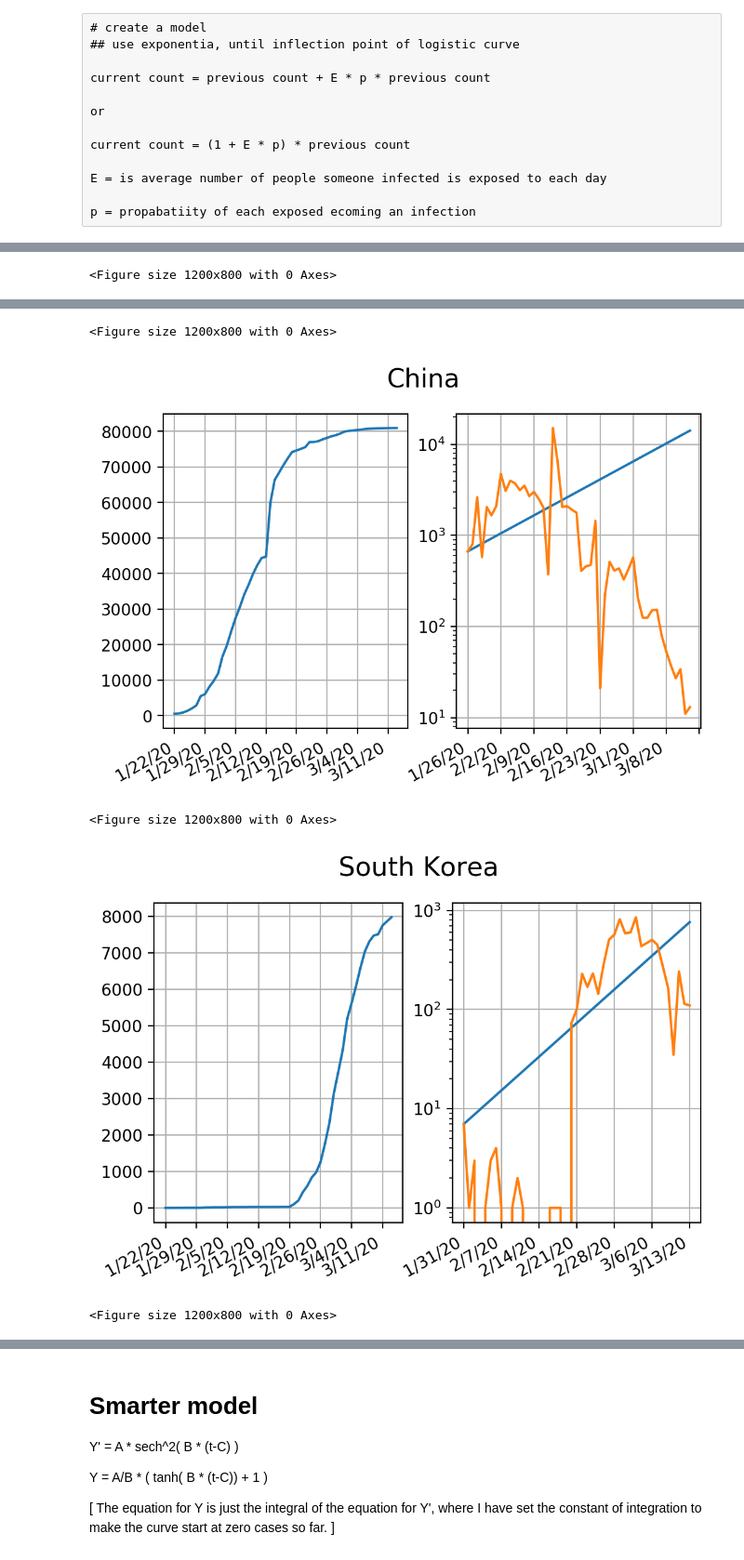
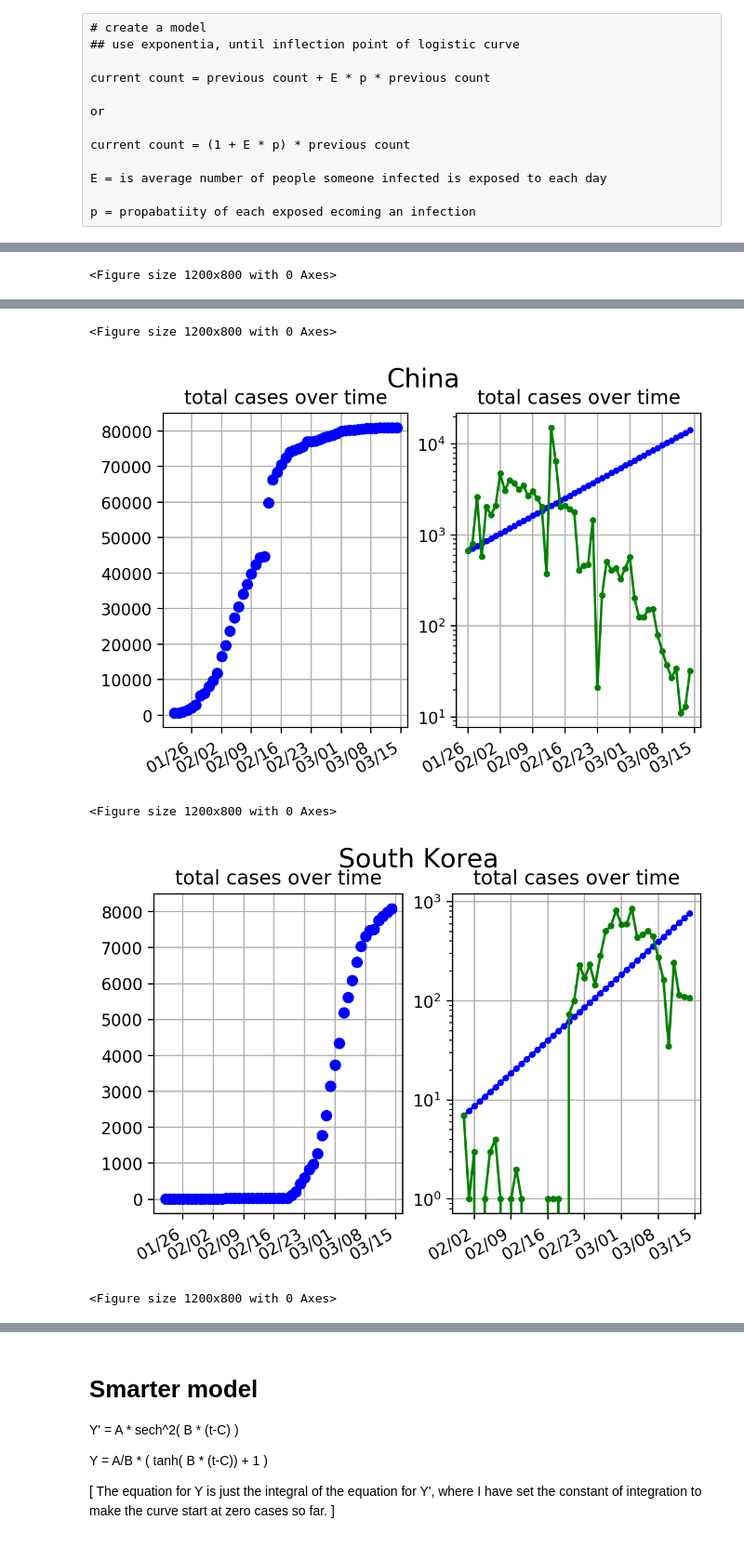
Before and after one commit to raysalem/sars-cov-19, a Jupyter notebook: cov-19.ipynb, the cells around one changed output, grey strips where cells are left out. Shown at 93% size. Drawn from its saved outputs; the diff is of its cells as text; code cells hidden in the pictures.

```diff
--- a/cov-19.ipynb
+++ b/cov-19.ipynb
@@ -23,3 +23,20 @@ if( version.parse(pd.__version__) < version.parse("0.23.4")):
     print(version.parse(pd.__version__))
 #might need this
 #!pip install --upgrade pip
+# %%
+#constants
+
+## plotters formats
+
+import matplotlib.ticker as mticker
+import matplotlib.dates as mdates
+from cycler import cycler
+
+myFmt = mdates.DateFormatter('%m/%d')
+myLocator = mticker.MultipleLocator(7)
+
+default_cycler = (cycler(marker=['.','*','+','s','x']) *
+                  cycler(color=['b','g','k','m','y','c','r']) *
+                  cycler(linestyle=['-']))
+
+plt.rc('axes', prop_cycle=default_cycler)
@@ -58,9 +76,11 @@ dataCS.loc[idx[:,:, :, ctrMask],IClmns]
 # %%
+idx = pd.IndexSlice
+
 # must have colons liberally used, firt two colons for city/county and last colon for all columns
 #option 1 for access
 dataCS.loc[(np.nan, "Los Angeles County", "CA", "USA")]
 #option 2 for access, using idx must have colons liberally used, firt two colons for city/county and last colon for all columns
 dataCS.loc[idx[:, "San Diego County", "CA", "USA"],IClmns]
+print("Total cases in CA : %d (does not match ca row)"%dataCS.loc[idx[:, :, "CA", "USA"],:].sum()["cases"])
 display(HTML(dataCS.loc[idx[:, :, "CA", "USA"],IClmns].to_html()))
-print("total CA count %d" % df.loc[idx[:, :, "CA", "USA"],"cases"].sum())
 # %% [output]
@@ -97,6 +159,9 @@ link =URL+file
 df = pd.read_csv(link,parse_dates=True)
 # set row indices, only have dates for columns ids
 df =df.set_index(["Country/Region","Lat","Long","Province/State"])
+
+
+df.columns = pd.to_datetime(data.columns,format="%m/%d/%y")
 
 dt = df.columns[-1]
 print(dt)
@@ -253,9 +248,7 @@ E = is average number of people someone infected is exposed to each day
 p = propabatiity of each exposed ecoming an infection
 # %%
 #assume (1+E*P) is 120%
-import matplotlib.ticker as mticker
 
-myLocator = mticker.MultipleLocator(7)
 
 #determine slope and plot
 for name in ["NoChina","China", "South Korea", "Europe"]:
@@ -276,15 +269,23 @@ for name in ["NoChina","China", "South Korea", "Europe"]:
     #---
     ax[1].plot(vals.index,pow(10,np.arange(0,sp.size(lv))*m+lv[0]))
     ax[1].semilogy(vals)
+    ax[1].grid()
+#    ax[1].legend()
+    ax[1].xaxis.set_major_locator(myLocator)
+    ax[1].xaxis.set_major_formatter(myFmt)
+    ax[1].set_title("total cases over time");
 
-    ax[1].xaxis.set_major_locator(myLocator)
-    ax[1].grid()
     fig.autofmt_xdate()
 
     #---
-    ax[0].plot(data.loc[ctr].sum())
+    y=data.loc[ctr].sum()
+    ax[0].plot_date(y.index,y.values)
+    ax[0].grid()
+#    ax[0].legend()
     ax[0].xaxis.set_major_locator(myLocator)
-    ax[0].grid()
+    ax[0].xaxis.set_major_formatter(myFmt)
+    ax[0].set_title("total cases over time");
+
     fig.autofmt_xdate()
 
     fig.suptitle('%s'% name, fontsize=16)
@@ -298,5 +299,5 @@ Growth Rate Europe:1.19
 <Figure size 1200x800 with 0 Axes>
-[figure, old version]
+[figure, new version]
 <Figure size 1200x800 with 0 Axes>
-[figure, old version]
+[figure, new version]
 <Figure size 1200x800 with 0 Axes>
```
Also changed, not shown: parts of 20 cells of this notebook.
